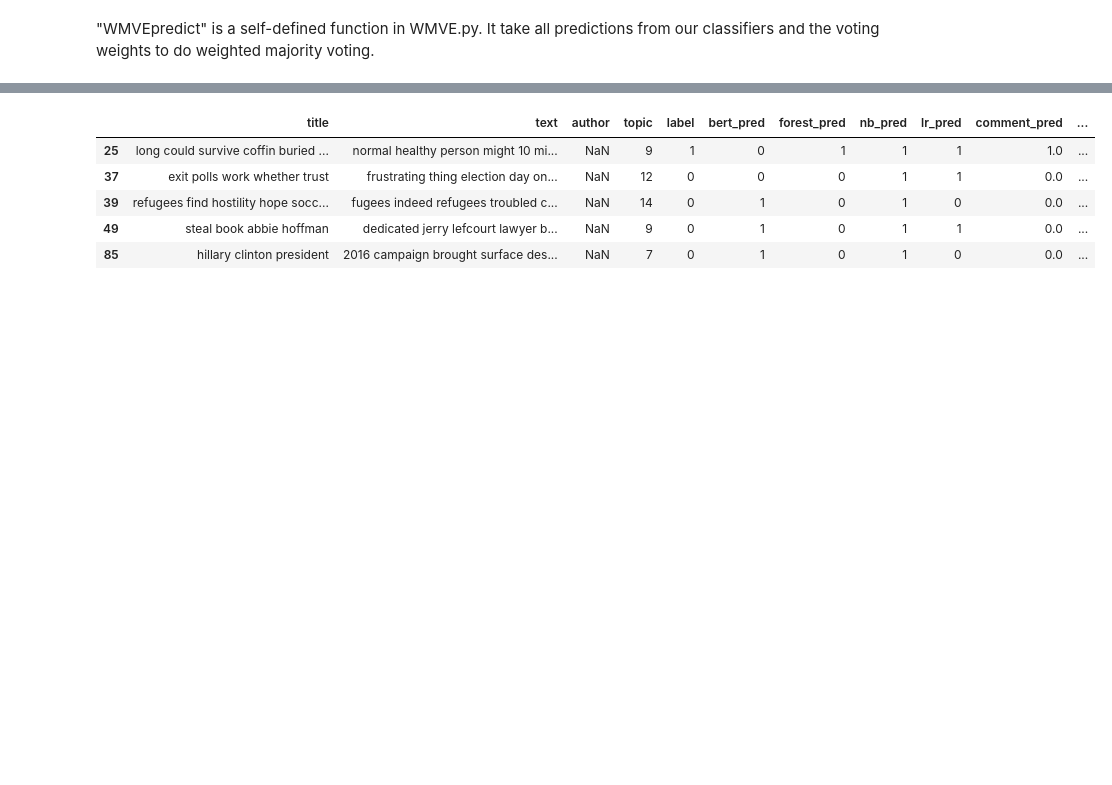
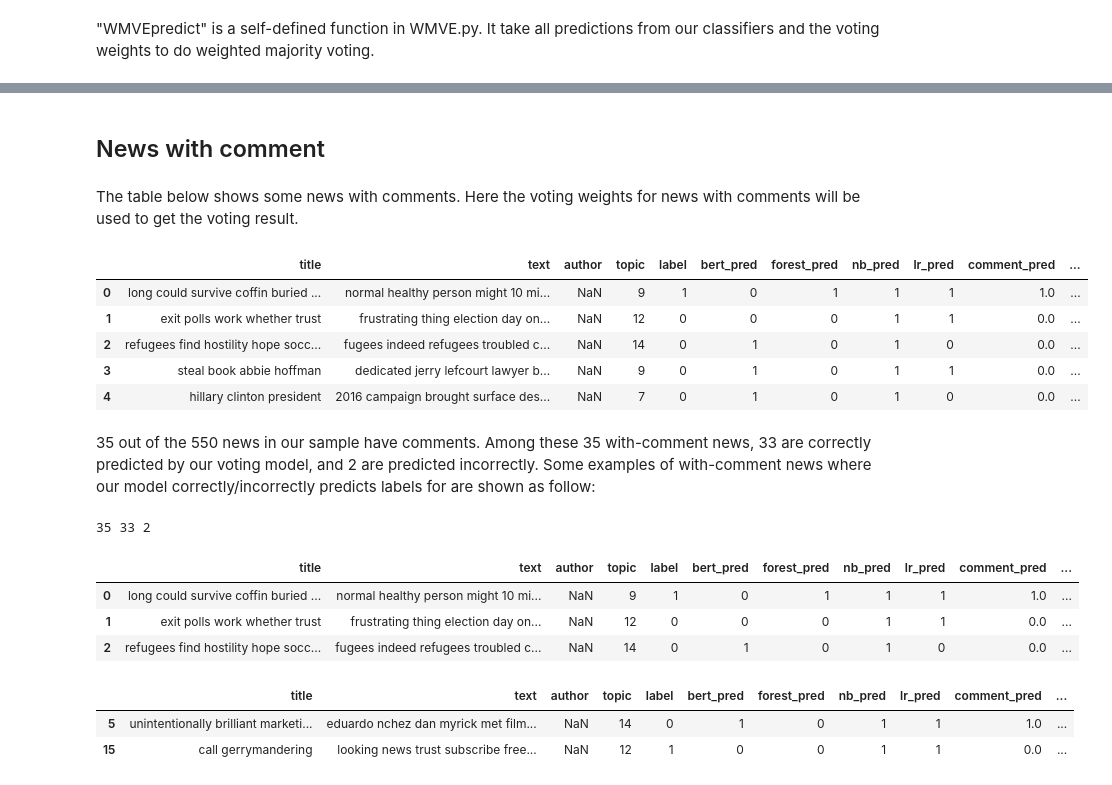
Before and after one commit to DavidKai1999/Stats-170-project, a Jupyter notebook: Project.ipynb, the cells around one changed output, grey strips where cells are left out. Cells and saved outputs as stored; diff of their text form; code cells hidden in the pictures; blank space fills up the shorter version.

```diff
--- a/Project.ipynb
+++ b/Project.ipynb
@@ -220,0 +210,18 @@ result_df.head(5)
+# %%
+result_df = news[['title','text','author','topic','label']].assign(bert_pred = bert_pred,
+                                                       forest_pred = forest_pred,
+                                                       nb_pred = nb_pred,
+                                                       lr_pred = lr_pred,
+                                                       comment_pred = list(map(lambda x: np.nan if x==2 else x, comment_pred)),
+                                                       voting_pred = voting_pred)
+voting_correct = []
+label = result_df.label
+pred = result_df.voting_pred
+
+for i in range(len(label)):
+    if label[i] == pred[i]:
+        voting_correct.append(True)
+    else:
+        voting_correct.append(False)
+result_df = result_df.assign(voting_correct=voting_correct)
+result_df
@@ -221,9 +276,35 @@ result_df.head(5)
+# %% [markdown]
+## News with comment
+# %% [markdown]
+The table below shows some news with comments. Here the voting weights for news with comments will be used to get the voting result.
 # %%
-result_df[pd.isna(result_df['comment_pred'])==False].head(5)
+with_comment = result_df[pd.isna(result_df['comment_pred'])==False].reset_index(drop=True)
+with_comment.head(5)
 # %% [output]
 |  | title | text | author | topic | label | bert_pred | forest_pred | nb_pred | lr_pred | comment_pred | ... |
-| 25 | long could survive coffin buried ... | normal healthy person might 10 mi... | NaN | 9 | 1 | 0 | 1 | 1 | 1 | 1.0 | ... |
-| 37 | exit polls work whether trust | frustrating thing election day on... | NaN | 12 | 0 | 0 | 0 | 1 | 1 | 0.0 | ... |
-| 39 | refugees find hostility hope socc... | fugees indeed refugees troubled c... | NaN | 14 | 0 | 1 | 0 | 1 | 0 | 0.0 | ... |
-| 49 | steal book abbie hoffman | dedicated jerry lefcourt lawyer b... | NaN | 9 | 0 | 1 | 0 | 1 | 1 | 0.0 | ... |
-| 85 | hillary clinton president | 2016 campaign brought surface des... | NaN | 7 | 0 | 1 | 0 | 1 | 0 | 0.0 | ... |
+| 0 | long could survive coffin buried ... | normal healthy person might 10 mi... | NaN | 9 | 1 | 0 | 1 | 1 | 1 | 1.0 | ... |
+| 1 | exit polls work whether trust | frustrating thing election day on... | NaN | 12 | 0 | 0 | 0 | 1 | 1 | 0.0 | ... |
+| 2 | refugees find hostility hope socc... | fugees indeed refugees troubled c... | NaN | 14 | 0 | 1 | 0 | 1 | 0 | 0.0 | ... |
+| 3 | steal book abbie hoffman | dedicated jerry lefcourt lawyer b... | NaN | 9 | 0 | 1 | 0 | 1 | 1 | 0.0 | ... |
+| 4 | hillary clinton president | 2016 campaign brought surface des... | NaN | 7 | 0 | 1 | 0 | 1 | 0 | 0.0 | ... |
+# %% [markdown]
+35 out of the 550 news in our sample have comments. Among these 35 with-comment news, 33 are correctly predicted by our voting model, and 2 are predicted incorrectly. Some examples of with-comment news where our model correctly/incorrectly predicts labels for are shown as follow:
+# %%
+print(len(with_comment),
+      len(with_comment[with_comment['voting_correct']==True]),
+      len(with_comment[with_comment['voting_correct']==False]))
+# %% [output]
+35 33 2
+# %%
+with_comment[with_comment['voting_correct']==True].head(3)
+# %% [output]
+|  | title | text | author | topic | label | bert_pred | forest_pred | nb_pred | lr_pred | comment_pred | ... |
+| 0 | long could survive coffin buried ... | normal healthy person might 10 mi... | NaN | 9 | 1 | 0 | 1 | 1 | 1 | 1.0 | ... |
+| 1 | exit polls work whether trust | frustrating thing election day on... | NaN | 12 | 0 | 0 | 0 | 1 | 1 | 0.0 | ... |
+| 2 | refugees find hostility hope socc... | fugees indeed refugees troubled c... | NaN | 14 | 0 | 1 | 0 | 1 | 0 | 0.0 | ... |
+# %%
+with_comment[with_comment['voting_correct']==False]
+# %% [output]
+|  | title | text | author | topic | label | bert_pred | forest_pred | nb_pred | lr_pred | comment_pred | ... |
+| 5 | unintentionally brilliant marketi... | eduardo nchez dan myrick met film... | NaN | 14 | 0 | 1 | 0 | 1 | 1 | 1.0 | ... |
+| 15 | call gerrymandering | looking news trust subscribe free... | NaN | 12 | 1 | 0 | 0 | 1 | 1 | 0.0 | ... |
```
Also changed, not shown: parts of 20 cells of this notebook, 1 other file.
